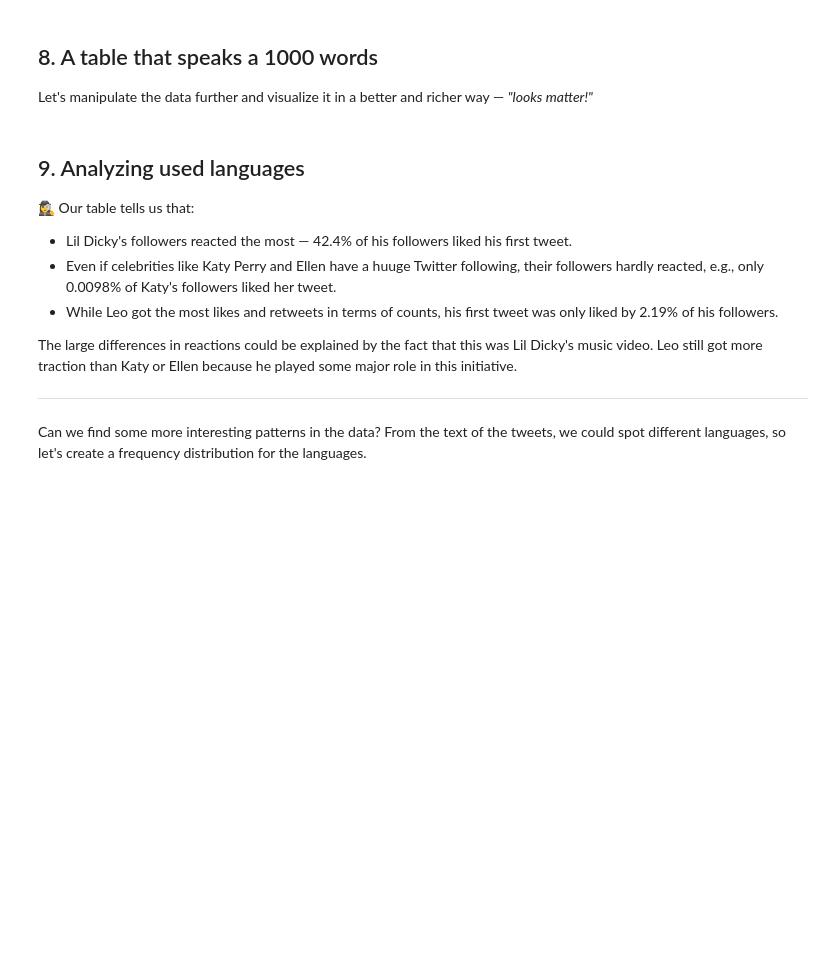
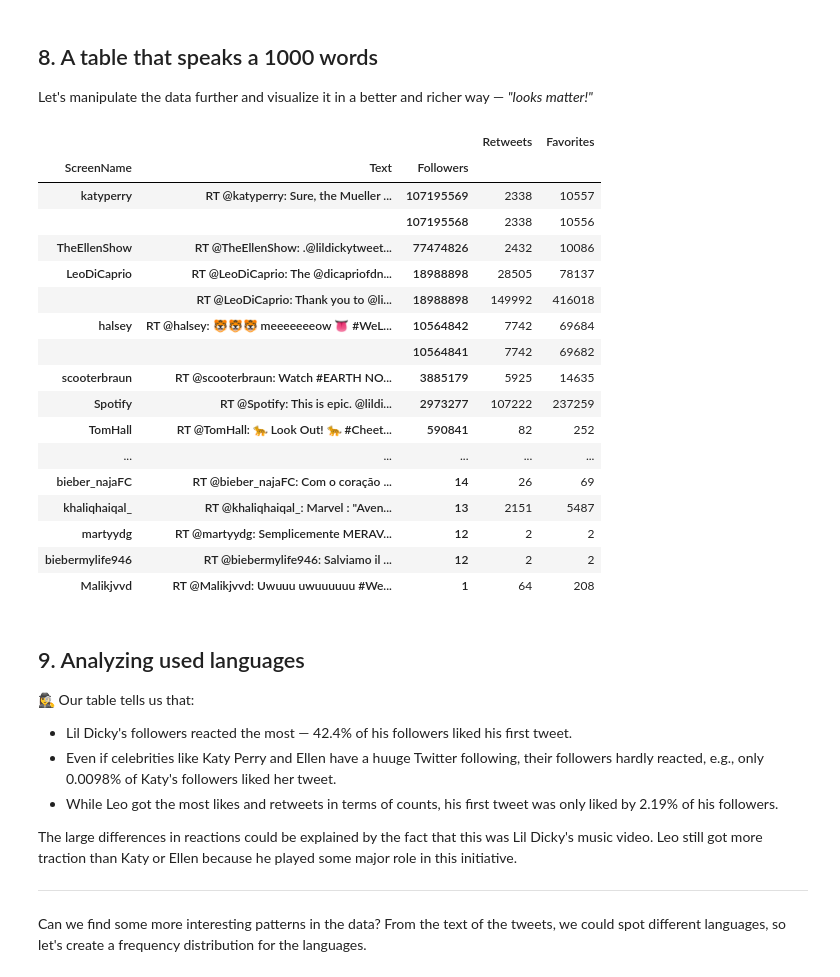
Before and after one commit to lawrence009/dsc, a Jupyter notebook: mini-proj/twitter_insights/notebook.ipynb, the cells around one changed output. Saved outputs shown, nothing was run; the diff lists cells and outputs as text; code cells hidden in the pictures; blank space fills up the shorter version.

```diff
--- a/mini-proj/twitter_insights/notebook.ipynb
+++ b/mini-proj/twitter_insights/notebook.ipynb
@@ -130,19 +234,45 @@ for item in [names, hashtags]:
 <p><i><b>Note</b>: The retweet_count gives us the total number of times the original tweet was retweeted. It should be the same in both the original tweet and all the next retweets. Tinkering around with some sample tweets and the official documentaiton are the way to get your head around the mnay fields.</i></p>
 # %%
 # Extracting useful information from retweets
-retweets = [(..., ..., ..., ..., ...) for tweet in tweets if 'retweeted_status' in tweet]
+retweets = [(tweet['retweet_count'], \
+             tweet['retweeted_status']['favorite_count'], \
+             tweet['retweeted_status']['user']['followers_count'], \
+             tweet['retweeted_status']['user']['screen_name'], \
+             tweet['text']) for tweet in tweets if 'retweeted_status' in tweet]
 # %% [markdown]
 ## 8. A table that speaks a 1000 words
 <p>Let's manipulate the data further and visualize it in a better and richer way — <em>"looks matter!"</em></p>
 # %%
 # Importing modules
 import matplotlib.pyplot as plt
 import pandas as pd
 
 # Create a DataFrame and visualize the data in a pretty and insightful format
-df = ...
+df = pd.DataFrame(retweets, columns=['Retweets','Favorites', 'Followers', 'ScreenName', 'Text']) \
+        .groupby(['ScreenName','Text','Followers']) \
+        .sum() \
+        .sort_values(by = ['Followers'], ascending = False)
 
 df.style.background_gradient()
+# %% [output]
+|  |  |  | Retweets | Favorites |
+| ScreenName | Text | Followers |  |  |
+| katyperry | RT @katyperry: Sure, the Mueller ... | 107195569 | 2338 | 10557 |
+|  |  | 107195568 | 2338 | 10556 |
+| TheEllenShow | RT @TheEllenShow: .@lildickytweet... | 77474826 | 2432 | 10086 |
+| LeoDiCaprio | RT @LeoDiCaprio: The @dicapriofdn... | 18988898 | 28505 | 78137 |
+|  | RT @LeoDiCaprio: Thank you to @li... | 18988898 | 149992 | 416018 |
+| halsey | RT @halsey: 🐯🐯🐯 meeeeeeeow 👅 #WeL... | 10564842 | 7742 | 69684 |
+|  |  | 10564841 | 7742 | 69682 |
+| scooterbraun | RT @scooterbraun: Watch #EARTH NO... | 3885179 | 5925 | 14635 |
+| Spotify | RT @Spotify: This is epic. @lildi... | 2973277 | 107222 | 237259 |
+| TomHall | RT @TomHall: 🐆 Look Out! 🐆 #Cheet... | 590841 | 82 | 252 |
+| ... | ... | ... | ... | ... |
+| bieber_najaFC | RT @bieber_najaFC: Com o coração ... | 14 | 26 | 69 |
+| khaliqhaiqal_ | RT @khaliqhaiqal_: Marvel : "Aven... | 13 | 2151 | 5487 |
+| martyydg | RT @martyydg: Semplicemente MERAV... | 12 | 2 | 2 |
+| biebermylife946 | RT @biebermylife946: Salviamo il ... | 12 | 2 | 2 |
+| Malikjvvd | RT @Malikjvvd: Uwuuu uwuuuuuu #We... | 1 | 64 | 208 |
 # %% [markdown]
 ## 9. Analyzing used languages
 <p>🕵️‍♀️ Our table tells us that:</p>
```
Also changed, not shown: parts of 10 cells of this notebook, 1 other file.
